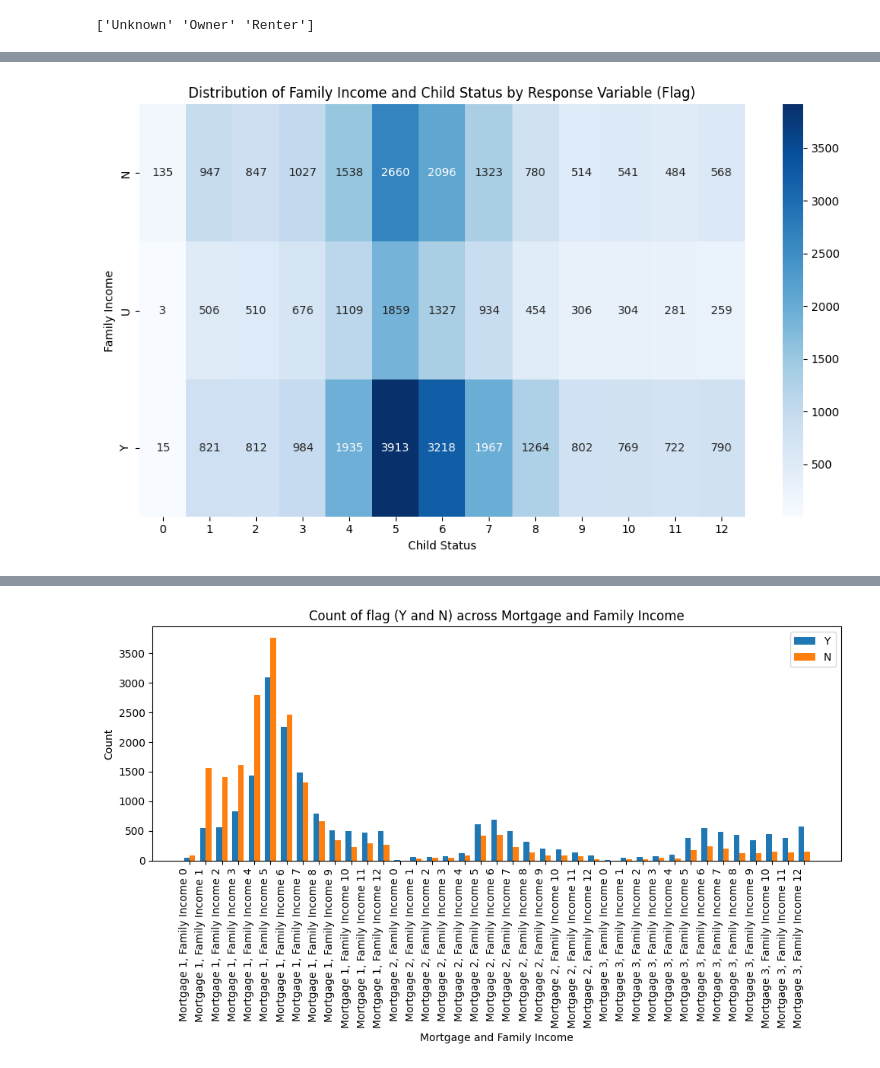
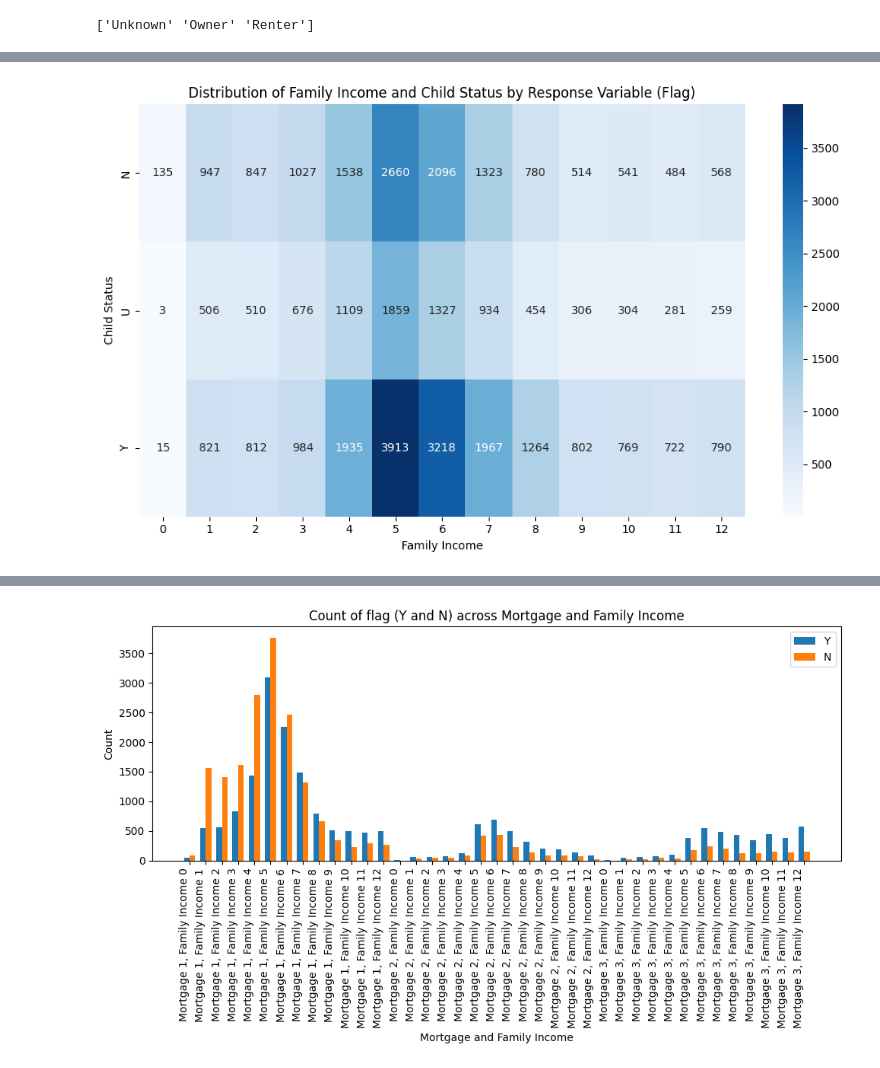
Before and after one commit to Sandr001/Data-Mining-MGT7216, a Jupyter notebook: MGT7216.ipynb, the cells around one changed output, grey strips where cells are left out. Drawn from its saved outputs; the diff is of its cells as text; code cells hidden in the pictures.

```diff
--- a/MGT7216.ipynb
+++ b/MGT7216.ipynb
@@ -347,15 +322,17 @@ plt.show()
 # %%
+# Response variable (flag) by family income and child
+
 # Create a pivot table to aggregate counts of flag based on fam_income and child
 pivot_table = sales_data_v2.pivot_table(index='child', columns='fam_income',
                                        values='flag', aggfunc='count', fill_value=0)
 
 # Create a heatmap
 plt.figure(figsize=(10, 6))
 sns.heatmap(pivot_table, annot=True, fmt='d', cmap='Blues')
 plt.title('Distribution of Family Income and Child Status by Response Variable (Flag)')
-plt.xlabel('Child Status')
-plt.ylabel('Family Income')
+plt.xlabel('Family Income')
+plt.ylabel('Child Status')
 plt.tight_layout()
 plt.show()
 # %% [output]
-[figure, old version]
+[figure, new version]
```
Also changed, not shown: parts of 76 cells of this notebook.
